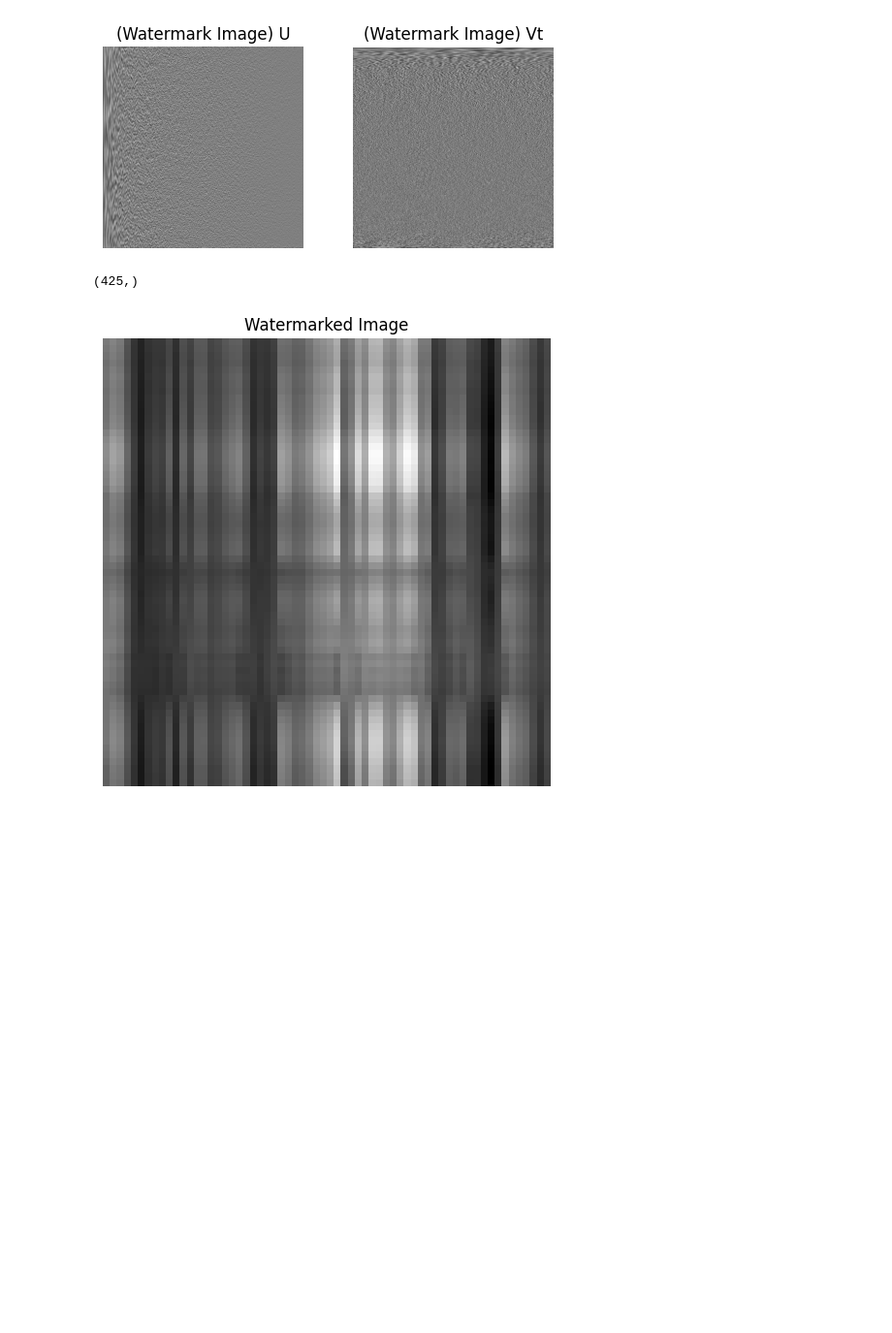
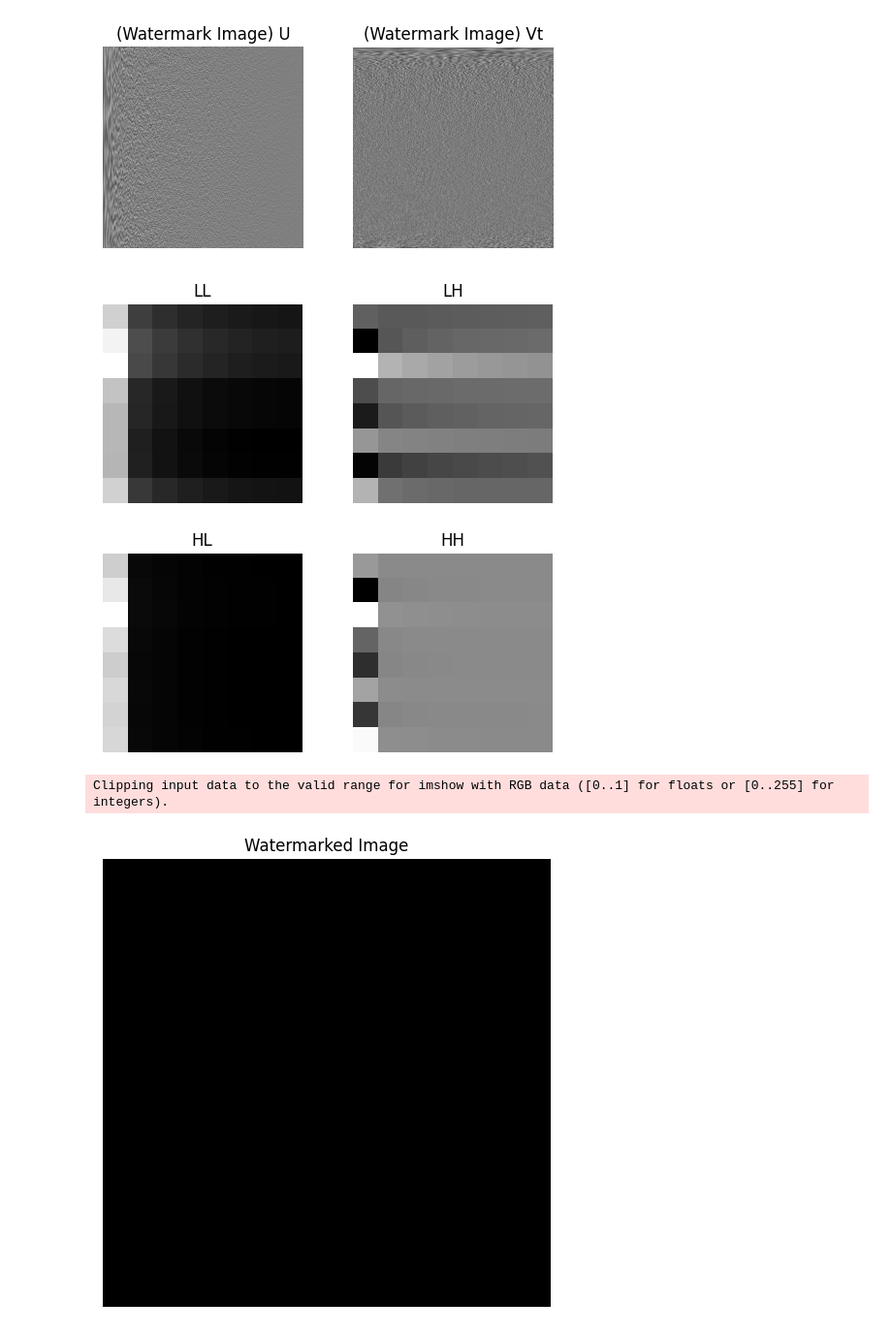
Before and after one commit to Anurag607/DE_Watermarking, a Jupyter notebook: main.ipynb, the cells around one changed output. Shown at 97% size. Drawn from its saved outputs; the diff is of its cells as text; code cells hidden in the pictures; blank space fills up the shorter version.

```diff
--- a/main.ipynb
+++ b/main.ipynb
@@ -208,26 +208,40 @@ print(f"Function value: {result.fun}")
 # %%
 # EMBEDDING WATERMARK USING THE SCALING FACTOR OBTAINED FROM DE
 
+def combine_convert(Yw, I, Q):
+    Yw = normalize_2dshape(Yw, I)
+    yiq_image = np.stack([Yw, I, Q], axis=-1)
+    rgb_image = yiq_to_rgb(yiq_image / 255.0)
+
+    return rgb_image
+
 def watermark_embedding(U, S, Vt, watermark_matrix, scale_factor):
     S = np.pad(S, (0, (len(watermark_matrix)-len(S))))
-
-
     S_w = S + scale_factor * watermark_matrix # This S_w is a 1D list of length 425
 
     S_w = np.pad(S_w, (0, 64**2-len(S_w)))
-    S_w = np.reshape(S_w,(64, 64))
-
+    S_w = np.reshape(S_w, (64, 64))
     U_w, S_w, Vt_w = np.linalg.svd(S_w, full_matrices=False)
 
-    S_new = np.dot(U_w, np.dot(np.diag(S_w), Vt_w))
+    S_new = np.dot(U, np.dot(np.diag(S_w), Vt_w))
 
-    watermarked_matrix = np.dot(U, np.dot(S_new, Vt))
+    # APPLY 3 LEVEL INVERSE DWT ON THE Y COMPONENT OBTAINED FROM S_NEW
+    coeffst = pywt.wavedec2(S_new, 'haar', level=3)
+    cAt, (cHt, cVt, cDt) = coeffst = coeffst[0], coeffst[1]
 
+    res_t = [cAt, cHt, cVt, cDt]
+    labels_t = ['LL', 'LH', 'HL', 'HH']
+
+    show_image(res_t, labels_t, [2,2])
+
+    # watermarked_matrix = np.dot(U, np.dot(S_new, Vt))
+    watermarked_matrix = combine_convert(S_new, host_image_yiq[:, :, 1], host_image_yiq[:, :, 2])
     return watermarked_matrix
 
 watermarked_cA = watermark_embedding(U, S, Vt, Sw, scale_factor=0.5)
 
 show_image([watermarked_cA], ["Watermarked Image"], [1,1])
 # %% [output]
+[figure, new version]
-(425,)
+Clipping input data to the valid range for imshow with RGB data ([0..1] for floats or [0..255] for integers).
-[figure, old version]
+[figure, added]
```
